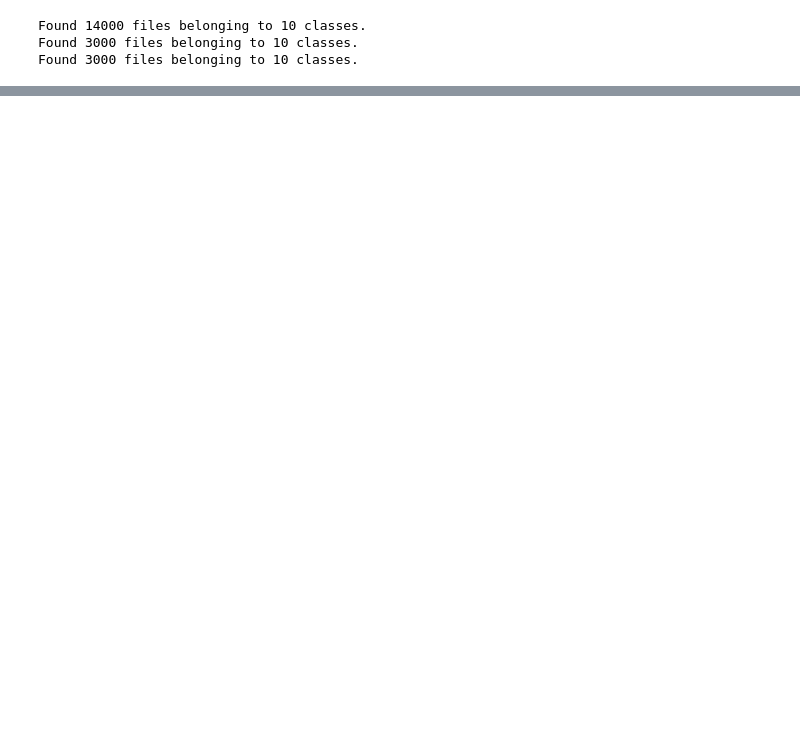
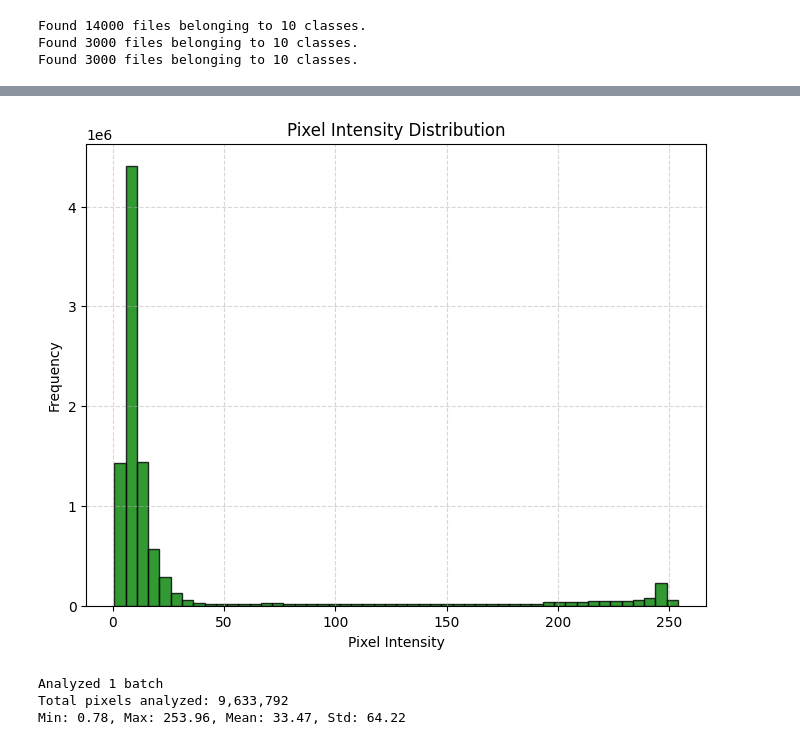
Before and after one commit to Hazem-Ahmed-Salem/DEPI-Graduation-Project, a Jupyter notebook: Hand_Gesture_Recognition.ipynb, the cells around one changed output, grey strips where cells are left out. Cells and saved outputs as stored; diff of their text form; code cells hidden in the pictures; blank space fills up the shorter version.

```diff
--- a/Hand_Gesture_Recognition.ipynb
+++ b/Hand_Gesture_Recognition.ipynb
@@ -63,0 +217,8 @@ Classes: ['01_palm', '02_l', '03_fist', '04_fist_moved', '05_thumb', '06_index',
+# %%
+# Histogram of test_ds
+plot_pixel_histogram(test_ds, bins=50, num_batches=1)
+# %% [output]
+[figure, added]
+Analyzed 1 batch
+Total pixels analyzed: 9,633,792
+Min: 0.78, Max: 253.96, Mean: 33.47, Std: 64.22
```
Also changed, not shown: parts of 20 cells of this notebook.
